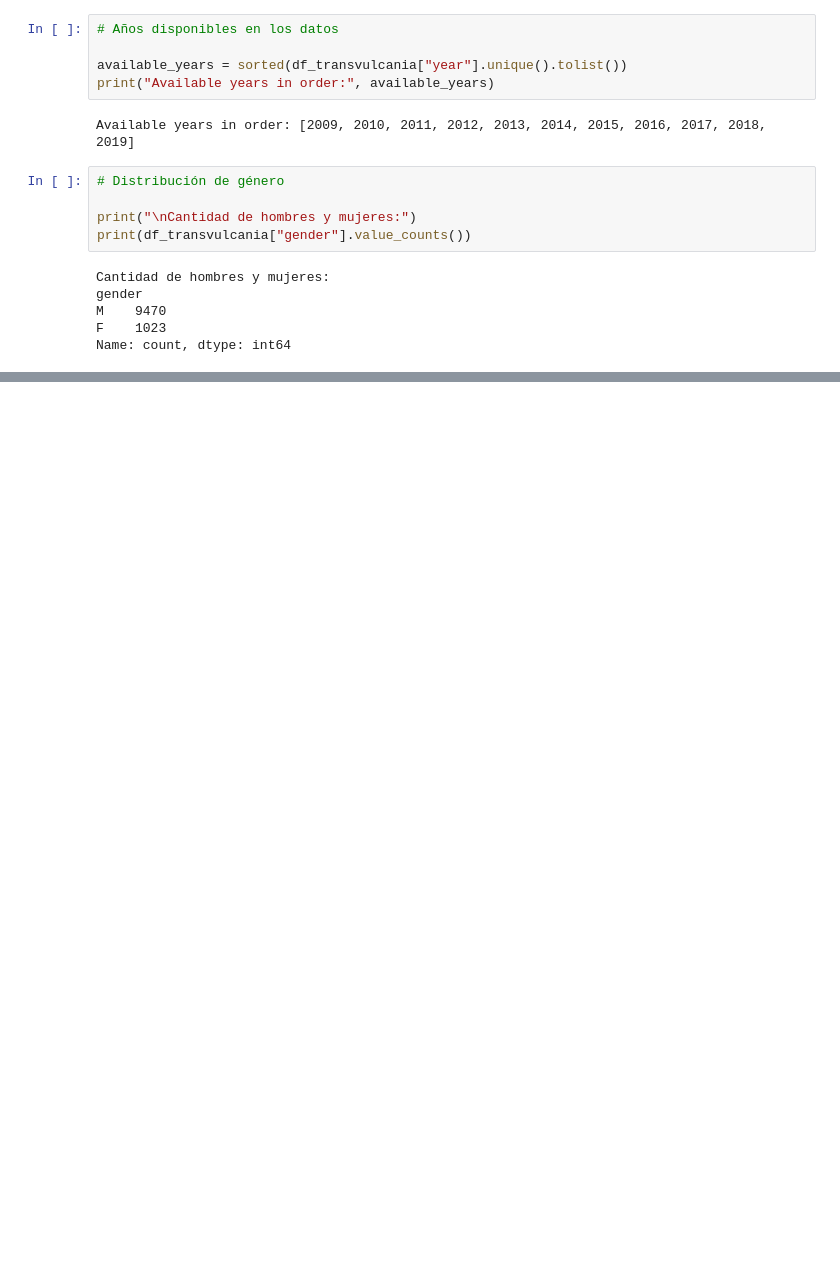
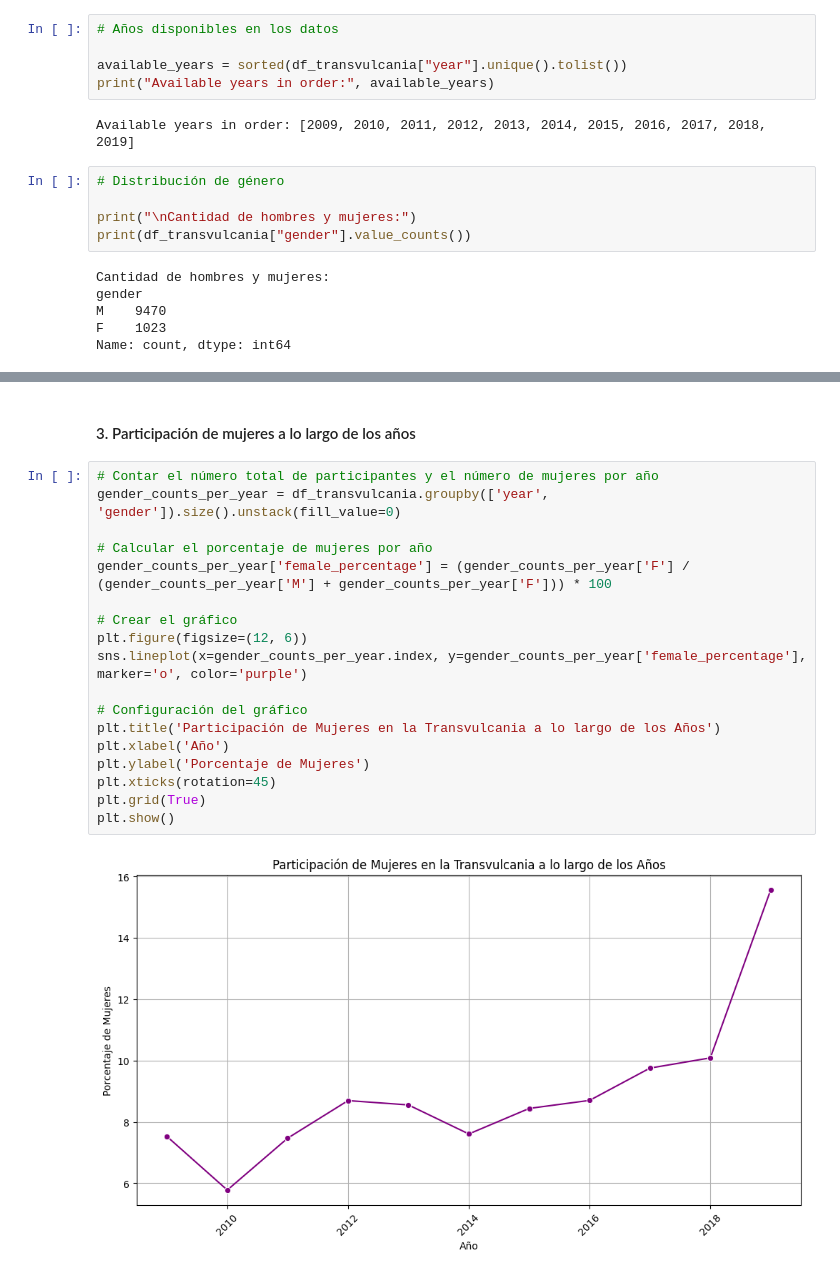
Before and after one commit to andalons/ultra-marathon-EDA, a Jupyter notebook: eda_ultra_marathon.ipynb, the cells around one changed output, grey strips where cells are left out. Drawn from its saved outputs; the diff is of its cells as text; blank space fills up the shorter version.

```diff
--- a/eda_ultra_marathon.ipynb
+++ b/eda_ultra_marathon.ipynb
@@ -331,0 +383,22 @@ Name: count, dtype: int64
+# %% [markdown]
+#### 3. Participación de mujeres a lo largo de los años
+# %%
+# Contar el número total de participantes y el número de mujeres por año
+gender_counts_per_year = df_transvulcania.groupby(['year', 'gender']).size().unstack(fill_value=0)
+
+# Calcular el porcentaje de mujeres por año
+gender_counts_per_year['female_percentage'] = (gender_counts_per_year['F'] / (gender_counts_per_year['M'] + gender_counts_per_year['F'])) * 100
+
+# Crear el gráfico
+plt.figure(figsize=(12, 6))
+sns.lineplot(x=gender_counts_per_year.index, y=gender_counts_per_year['female_percentage'], marker='o', color='purple')
+
+# Configuración del gráfico
+plt.title('Participación de Mujeres en la Transvulcania a lo largo de los Años')
+plt.xlabel('Año')
+plt.ylabel('Porcentaje de Mujeres')
+plt.xticks(rotation=45)
+plt.grid(True)
+plt.show()
+# %% [output]
+[figure, added]
```
Also changed, not shown: parts of 20 cells of this notebook.
